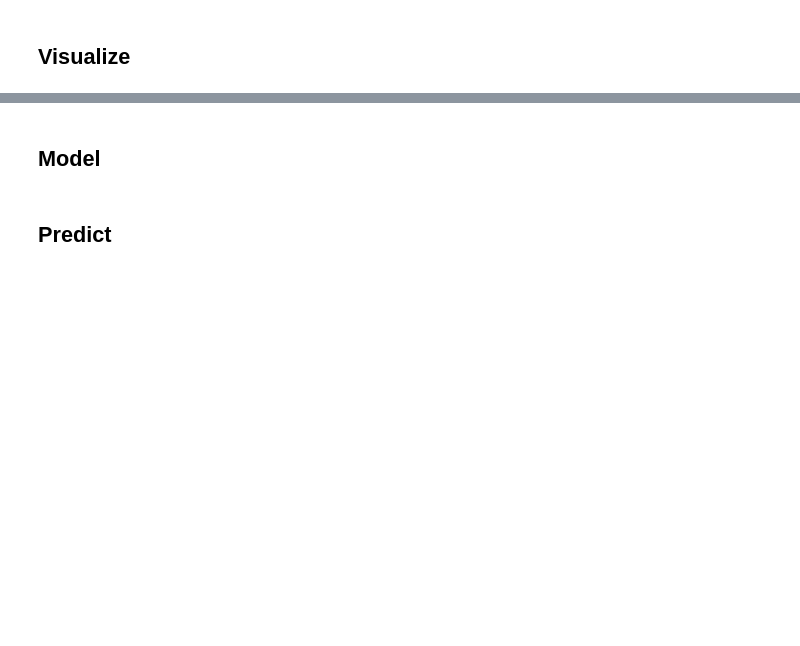
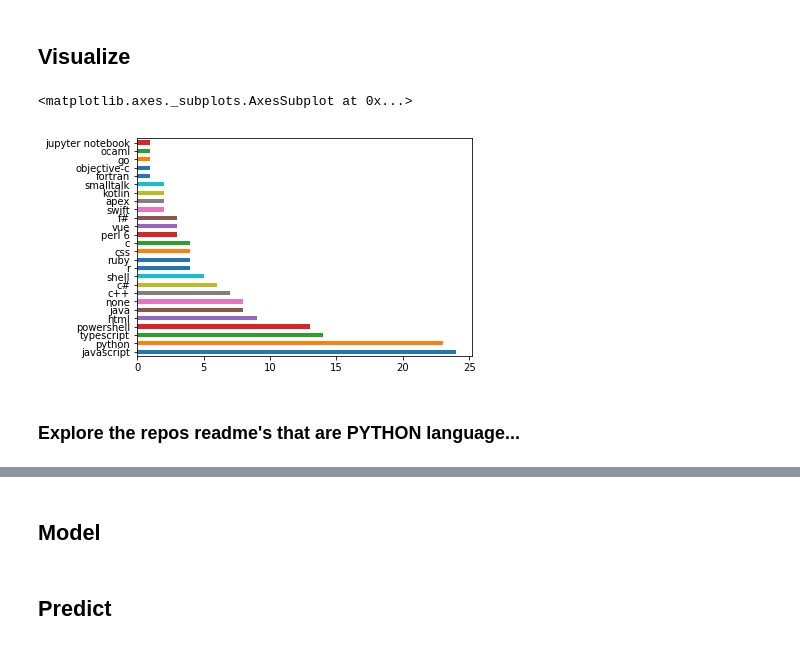
Before and after one commit to codeup-cyber-linguists/languages-classifier, a Jupyter notebook: jesse_nlp_nb.ipynb, the cells around one changed output, grey strips where cells are left out. Drawn from its saved outputs; the diff is of its cells as text; code cells hidden in the pictures; blank space fills up the shorter version.

```diff
--- a/jesse_nlp_nb.ipynb
+++ b/jesse_nlp_nb.ipynb
@@ -714,0 +596,4 @@ len(list1)
+# %%
+file = 'github_data.csv'
+# %%
+df = pd.read_csv(path+file, header='infer', index_col=0)
@@ -718,0 +834,2 @@ len(list1)
+# %%
+df['language'] = df['language'].str.lower()
@@ -719,2 +872,9 @@ len(list1)
 # %% [markdown]
 ## Visualize
+# %%
+df.language.value_counts().plot.barh()
+# %% [output]
+<matplotlib.axes._subplots.AxesSubplot at 0x...>
+[figure, added]
+# %% [markdown]
+### Explore the repos readme's that are PYTHON language...
```
Also changed, not shown: parts of 38 cells of this notebook.
